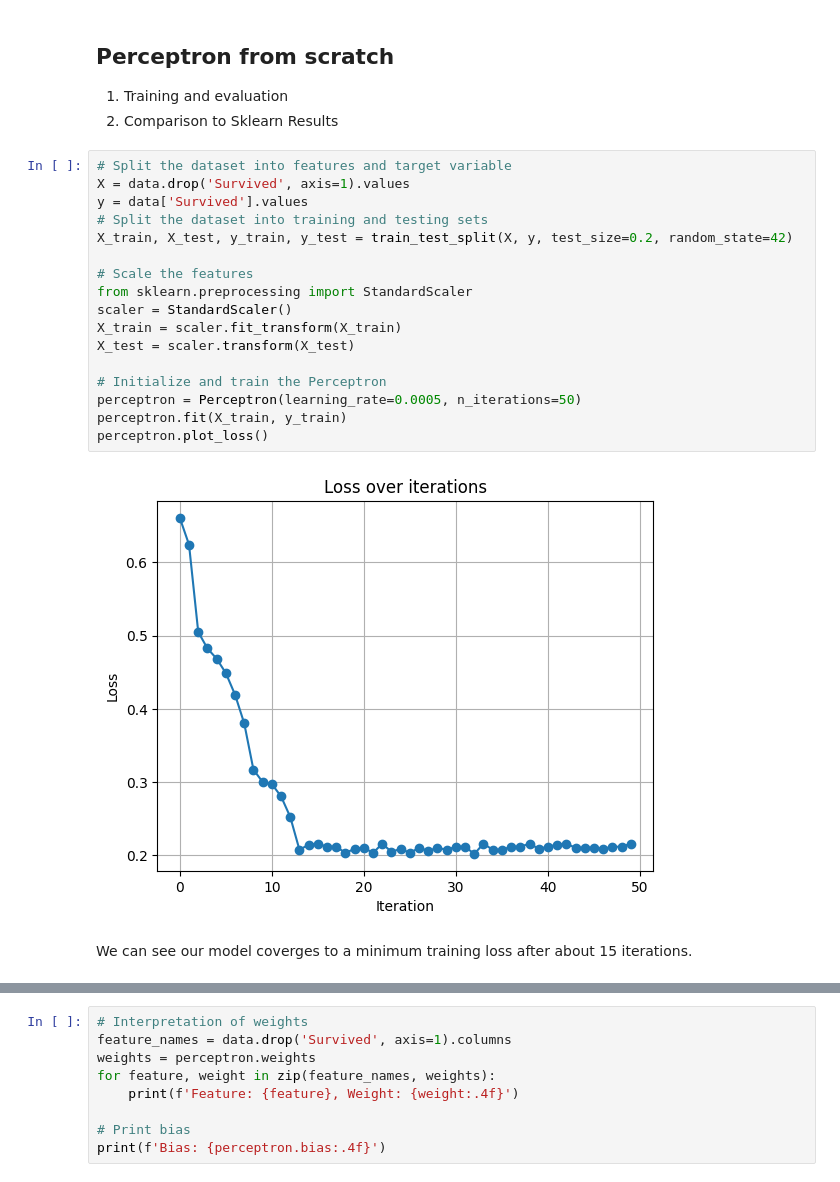
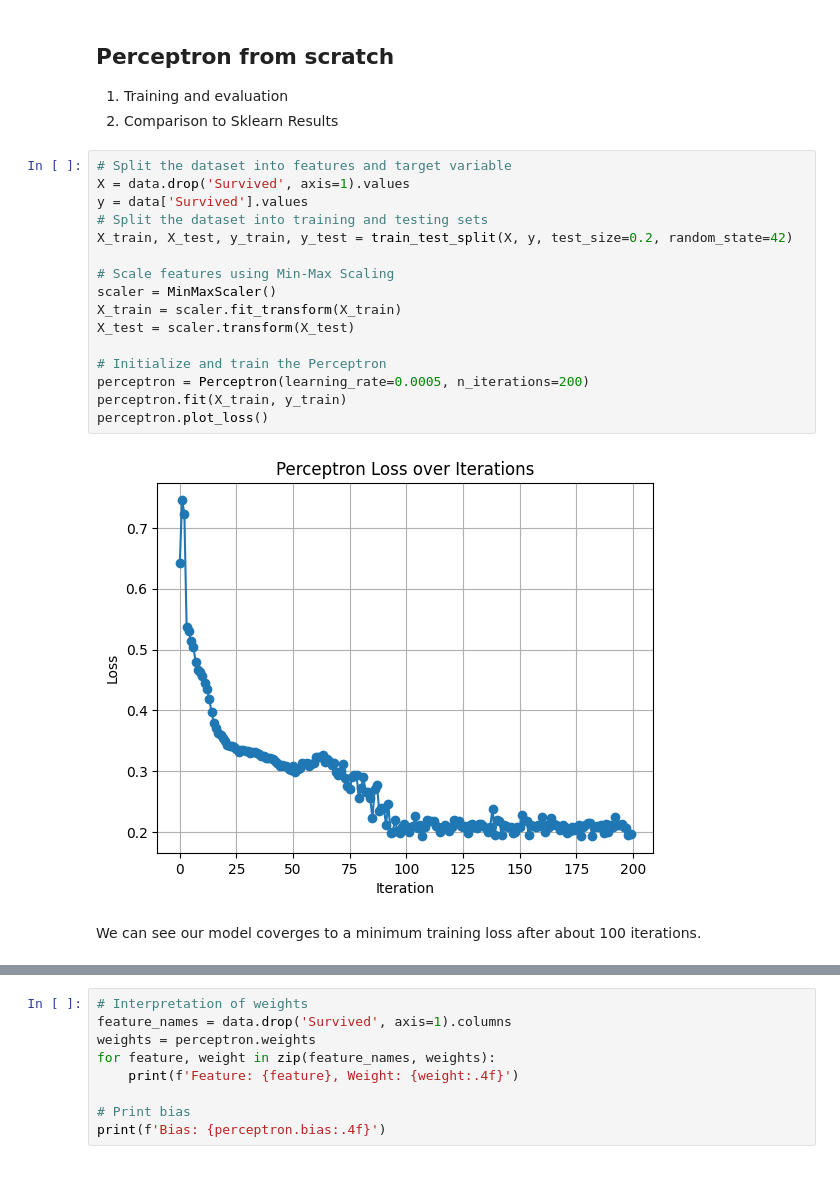
Before and after one commit to rykerdolese/Data-Science-and-Machine-Learning, a Jupyter notebook: examples/Supervised Learning/Perceptron/perceptron_from_scratch.ipynb, the cells around one changed output, grey strips where cells are left out. Saved outputs shown, nothing was run; the diff lists cells and outputs as text.

```diff
--- a/Supervised Learning/Perceptron/perceptron_from_scratch.ipynb
+++ b/examples/Supervised Learning/Perceptron/perceptron_from_scratch.ipynb
@@ -240,23 +259,22 @@ data.drop(columns=['SibSp'], inplace=True)
 # %%
 # Split the dataset into features and target variable
 X = data.drop('Survived', axis=1).values
 y = data['Survived'].values
 # Split the dataset into training and testing sets
 X_train, X_test, y_train, y_test = train_test_split(X, y, test_size=0.2, random_state=42)
 
-# Scale the features
-from sklearn.preprocessing import StandardScaler
-scaler = StandardScaler()
+# Scale features using Min-Max Scaling
+scaler = MinMaxScaler()
 X_train = scaler.fit_transform(X_train)
 X_test = scaler.transform(X_test)
 
 # Initialize and train the Perceptron
-perceptron = Perceptron(learning_rate=0.0005, n_iterations=50)
+perceptron = Perceptron(learning_rate=0.0005, n_iterations=200)
 perceptron.fit(X_train, y_train)
 perceptron.plot_loss()
 # %% [output]
-[figure, old version]
+[figure, new version]
 # %% [markdown]
-We can see our model coverges to a minimum training loss after about 15 iterations.
+We can see our model coverges to a minimum training loss after about 100 iterations.
 # %%
 # Let's evaluate our model
```
Also changed, not shown: parts of 6 cells of this notebook, 25 other files.
